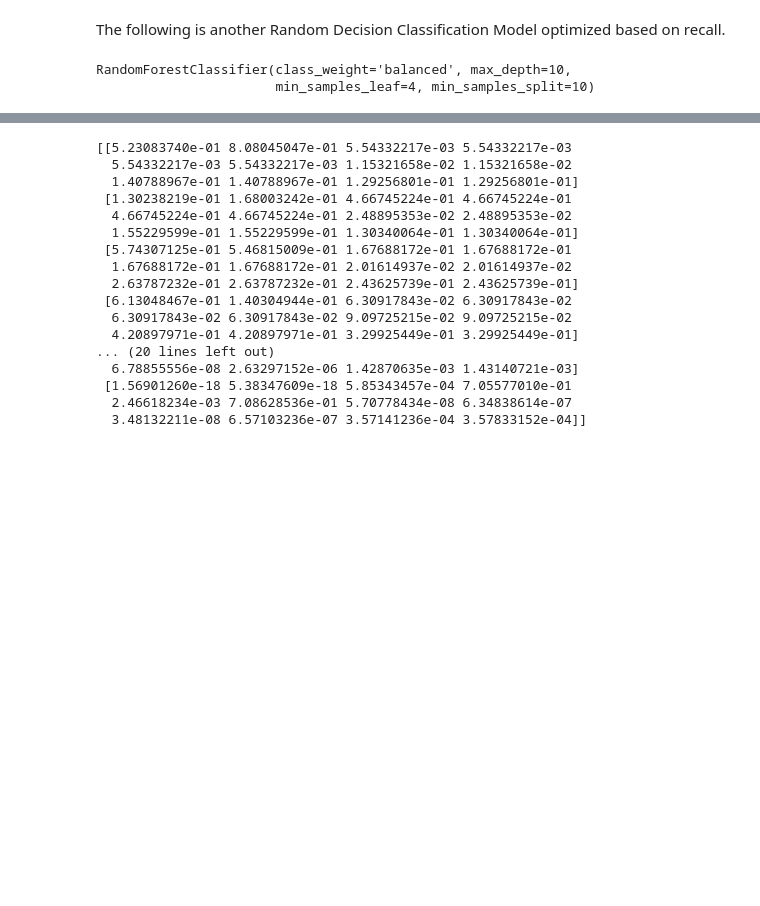
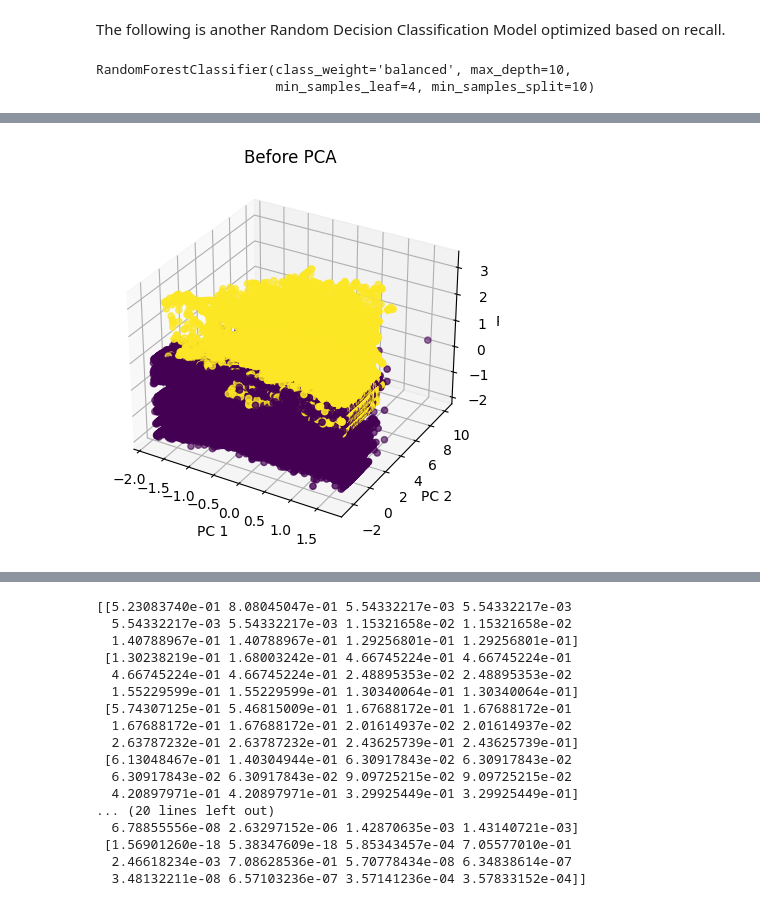
Before and after one commit to nataliea30/DiabetesML, a Jupyter notebook: PCA.ipynb, the cells around one changed output, grey strips where cells are left out. Saved outputs shown, nothing was run; the diff lists cells and outputs as text; code cells hidden in the pictures; blank space fills up the shorter version.

```diff
--- a/PCA.ipynb
+++ b/PCA.ipynb
@@ -403,0 +333,87 @@ plt.show()
+# %%
+
+def biplot(score, coeff , y):
+    '''
+    Author: Serafeim Loukas, serafeim.loukas@epfl.ch
+    Inputs:
+       score: the projected data
+       coeff: the eigenvectors (PCs)
+       y: the class labels
+   '''
+    xs = score[:,0] # projection on PC1
+    ys = score[:,1] # projection on PC2
+    n = coeff.shape[0] # number of variables
+    plt.figure(figsize=(10,8), dpi=100)
+    classes = np.unique(y)
+    colors = ['g','r','y']
+    markers=['o','^','x']
+    for s,l in enumerate(classes):
+        plt.scatter(xs[y==l],ys[y==l], c = colors[s], marker=markers[s]) # color based on group
+    for i in range(n):
+        #plot as arrows the variable scores (each variable has a score for PC1 and one for PC2)
+        plt.arrow(0, 0, coeff[i,0], coeff[i,1], color = 'k', alpha = 0.9,linestyle = '-',linewidth = 1.5, overhang=0.2)
+        plt.text(coeff[i,0]* 1.15, coeff[i,1] * 1.15, "Var"+str(i+1), color = 'k', ha = 'center', va = 'center',fontsize=10)
+
+    plt.xlabel("PC{}".format(1), size=14)
+    plt.ylabel("PC{}".format(2), size=14)
+    limx= int(xs.max()) + 1
+    limy= int(ys.max()) + 1
+    plt.xlim([-limx,limx])
+    plt.ylim([-limy,limy])
+    plt.grid()
+    plt.tick_params(axis='both', which='both', labelsize=14)
+
+X2 = X_resampled
+
+
+# Get the principal components
+pc1 = X2[:, 0]
+pc2 = X2[:, 1]
+pc3 = X2[:, 2]
+
+# Create a scatter plot in 3D
+fig = plt.figure()
+ab = fig.add_subplot(111, projection='3d')
+ab.scatter(pc1, pc2, pc3, c=y_resampled)
+
+# Set the axis labels
+ab.set_xlabel('PC 1')
+ab.set_ylabel('PC 2')
+ab.set_zlabel('PC 3')
+
+ab.set_title(f'Before PCA')
+
+plt.show()
+
+# Perform PCA on the feature data
+pca = PCA(n_components=5)
+X_pca = pca.fit_transform(X2)
+
+# Get the principal components
+pc1 = X_pca[:, 0]
+pc2 = X_pca[:, 1]
+pc3 = X_pca[:, 2]
+
+# Create a scatter plot in 3D
+fig = plt.figure()
+ax = fig.add_subplot(111, projection='3d')
+ax.scatter(pc1, pc2, pc3, c=y_resampled)
+
+# Set the axis labels
+ax.set_xlabel('PC 1')
+ax.set_ylabel('PC 2')
+ax.set_zlabel('PC 3')
+
+# Set the title
+total_var = sum(pca.explained_variance_ratio_) * 100
+ax.set_title(f'Total Explained Variance: {total_var:.2f}%')
+
+import matplotlib as mpl
+mpl.rcParams.update(mpl.rcParamsDefault) # reset ggplot style
+# Call the biplot function for only the first 2 PCs
+biplot(X_pca[:,0:14], np.transpose(pca.components_[0:14, :]), y_resampled)
+
+# Show the plot
+plt.show()
+# %% [output]
+[figure, added]
```
Also changed, not shown: parts of 14 cells of this notebook, 2 other files.
